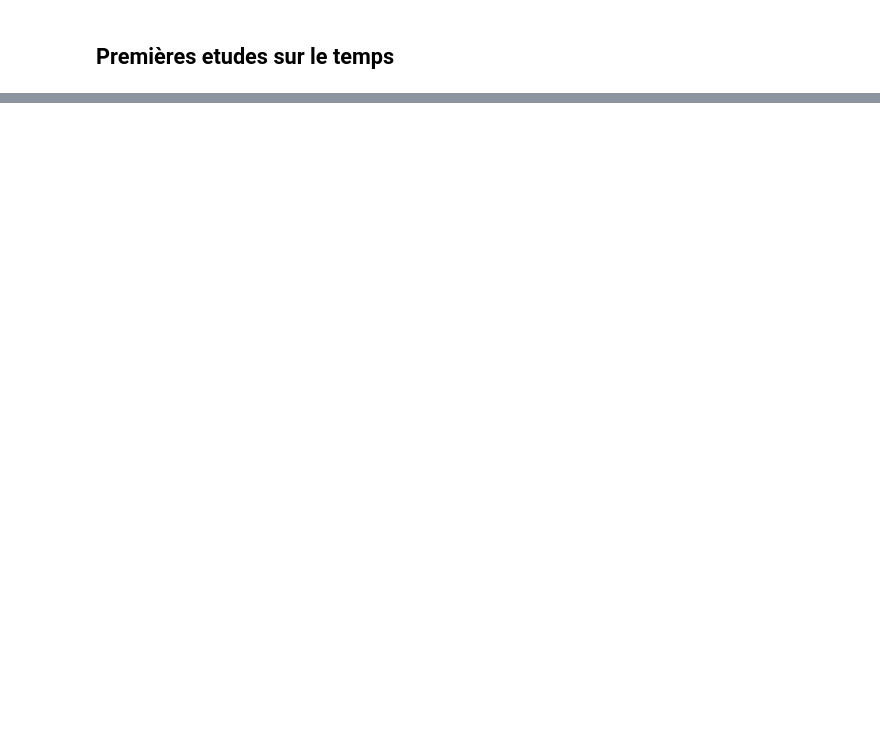
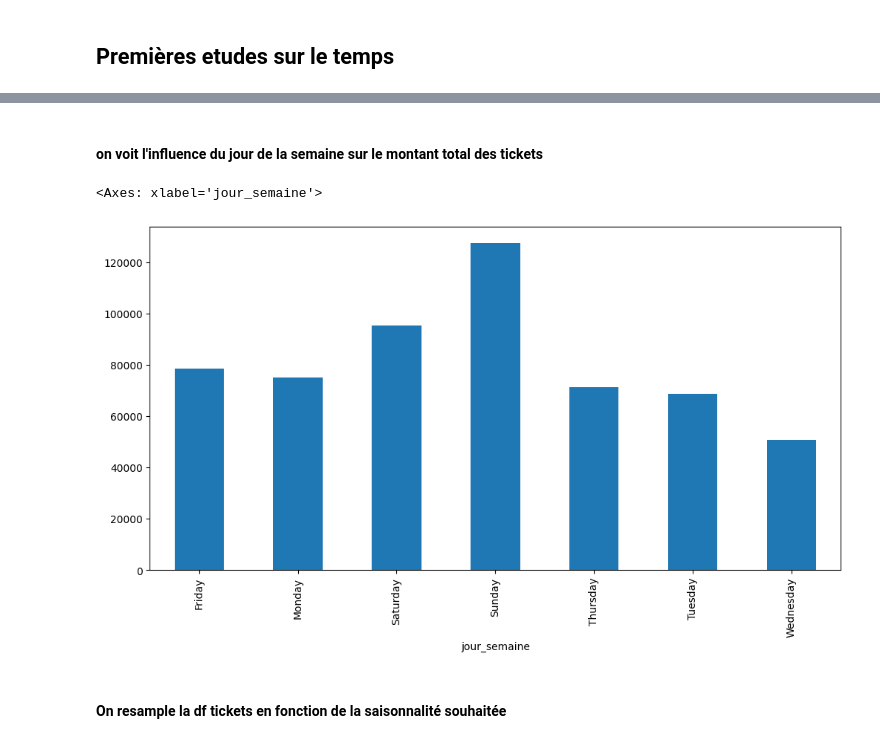
Before and after one commit to claragarciaperez9/French_bakery_forecasting, a Jupyter notebook: test.ipynb, the cells around one changed output, grey strips where cells are left out. Drawn from its saved outputs; the diff is of its cells as text; code cells hidden in the pictures; blank space fills up the shorter version.

```diff
--- a/test.ipynb
+++ b/test.ipynb
@@ -294,0 +289,7 @@ sns.lineplot(x="DateTime", y="Consommation", data=monthly_avg)
+# %%
+tickets['annee'] = tickets['Date'].dt.year
+tickets['mois'] = tickets['Date'].dt.month
+tickets['jour_semaine'] = tickets['Date'].dt.day_name()
+tickets['heure'] = tickets['Date'].dt.hour
+
+tickets
@@ -294,0 +310,10 @@ sns.lineplot(x="DateTime", y="Consommation", data=monthly_avg)
+# %% [markdown]
+#### on voit l'influence du jour de la semaine sur le montant total des tickets
+# %%
+plt.figure(figsize=(12, 6))
+tickets.groupby('jour_semaine')['total'].sum().plot(kind='bar')
+# %% [output]
+<Axes: xlabel='jour_semaine'>
+[figure, added]
+# %% [markdown]
+#### On resample la df tickets en fonction de la saisonnalité souhaitée
```
Also changed, not shown: parts of 14 cells of this notebook.
